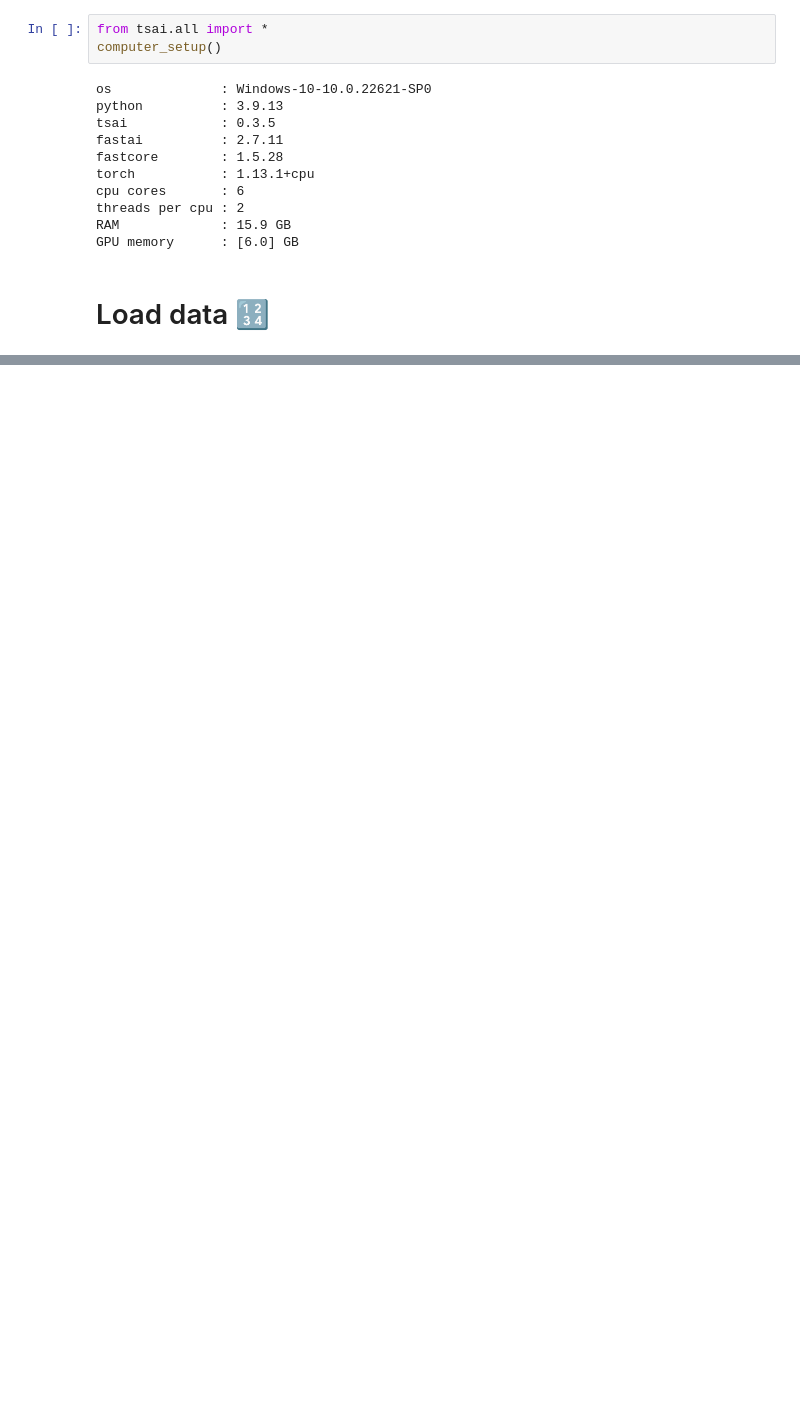
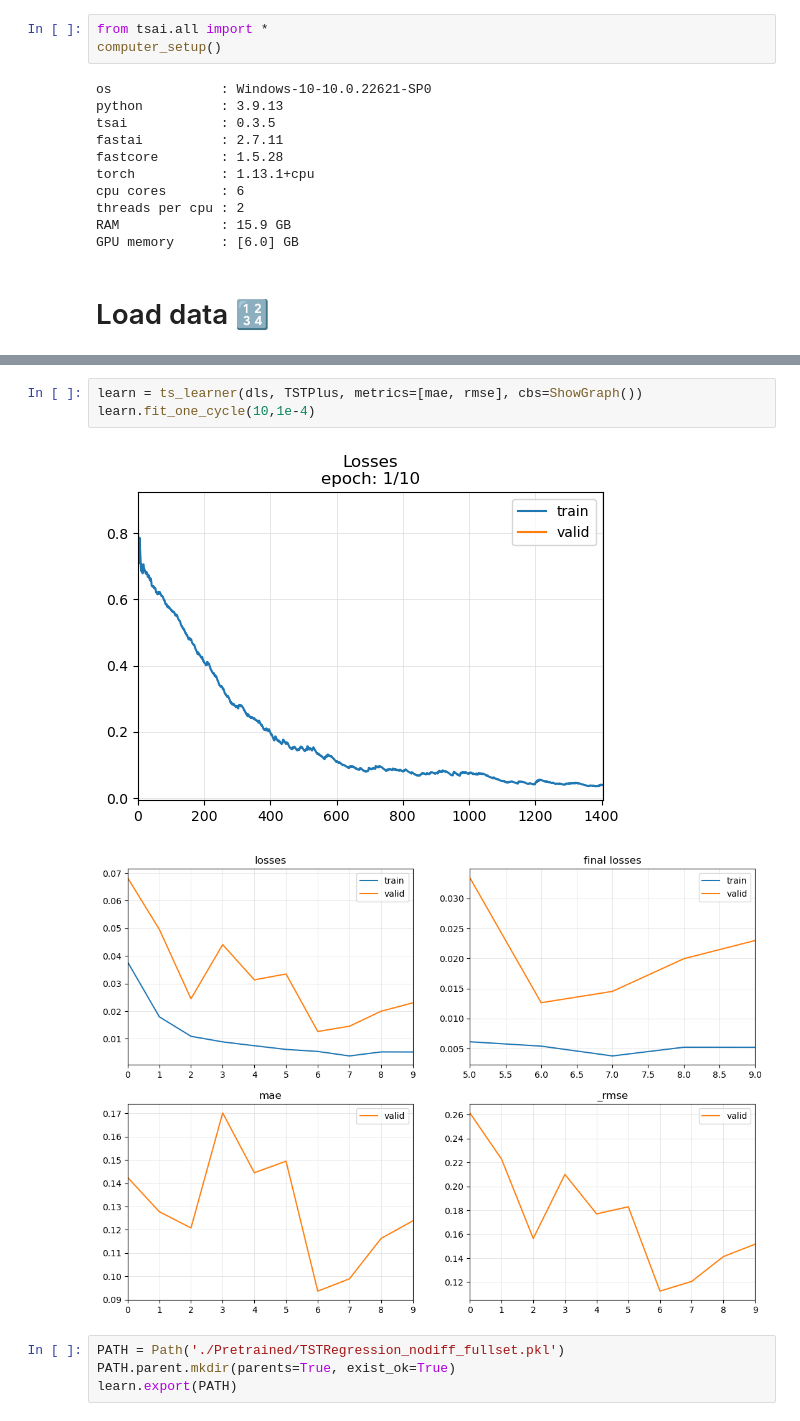
Before and after one commit to lukasmartinsson/Master-Thesis, a Jupyter notebook: Regression.ipynb, the cells around one changed output, grey strips where cells are left out. Drawn from its saved outputs; the diff is of its cells as text; blank space fills up the shorter version.

```diff
--- a/Regression.ipynb
+++ b/Regression.ipynb
@@ -267,0 +66,10 @@ learn.fit_one_cycle(100, 1e-4)
+# %%
+learn = ts_learner(dls, TSTPlus, metrics=[mae, rmse], cbs=ShowGraph())
+learn.fit_one_cycle(10,1e-4)
+# %% [output]
+[figure, added]
+[figure, added]
+# %%
+PATH = Path('./Pretrained/TSTRegression_nodiff_fullset.pkl')
+PATH.parent.mkdir(parents=True, exist_ok=True)
+learn.export(PATH)
```
Also changed, not shown: parts of 40 cells of this notebook.
